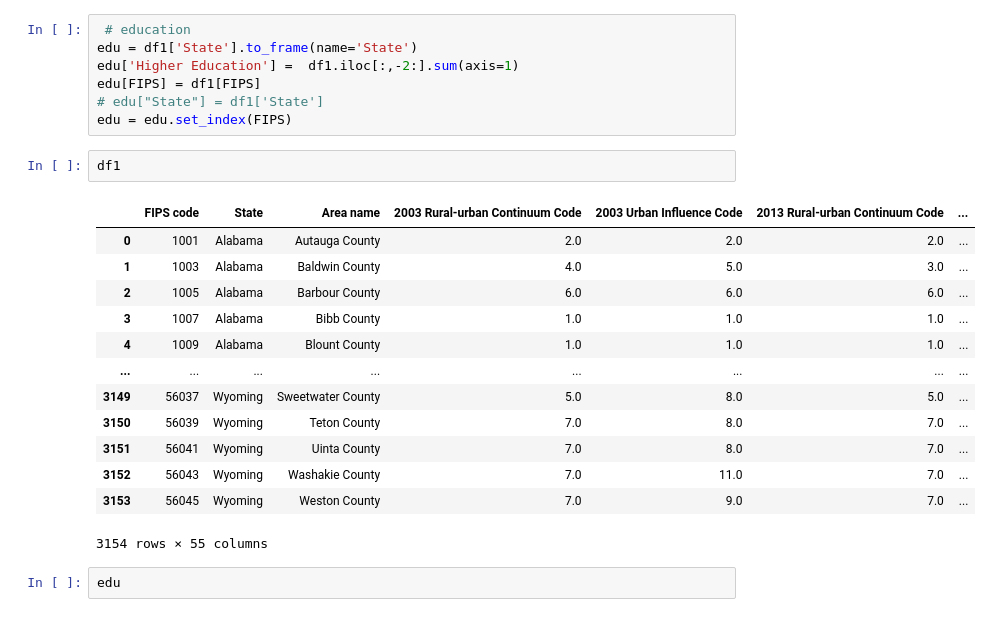
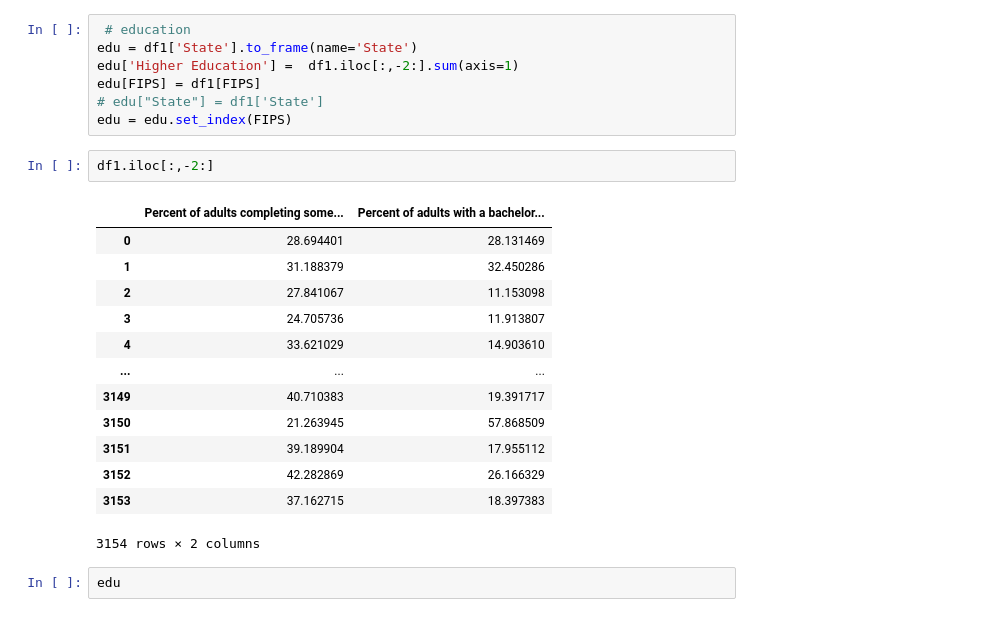
Before and after one commit to FIlipHand/USMigrations, a Jupyter notebook: research/03-valuable-features.ipynb, the cells around one changed output. Cells and saved outputs as stored; diff of their text form.

```diff
--- a/research/03-valuable-features.ipynb
+++ b/research/03-valuable-features.ipynb
@@ -18,21 +18,21 @@ edu[FIPS] = df1[FIPS]
 # edu["State"] = df1['State']
 edu = edu.set_index(FIPS)
 # %%
-df1
+df1.iloc[:,-2:]
 # %% [output]
-|  | FIPS code | State | Area name | 2003 Rural-urban Continuum Code | 2003 Urban Influence Code | 2013 Rural-urban Continuum Code | ... |
-| 0 | 1001 | Alabama | Autauga County | 2.0 | 2.0 | 2.0 | ... |
-| 1 | 1003 | Alabama | Baldwin County | 4.0 | 5.0 | 3.0 | ... |
-| 2 | 1005 | Alabama | Barbour County | 6.0 | 6.0 | 6.0 | ... |
-| 3 | 1007 | Alabama | Bibb County | 1.0 | 1.0 | 1.0 | ... |
-| 4 | 1009 | Alabama | Blount County | 1.0 | 1.0 | 1.0 | ... |
-| ... | ... | ... | ... | ... | ... | ... | ... |
-| 3149 | 56037 | Wyoming | Sweetwater County | 5.0 | 8.0 | 5.0 | ... |
-| 3150 | 56039 | Wyoming | Teton County | 7.0 | 8.0 | 7.0 | ... |
-| 3151 | 56041 | Wyoming | Uinta County | 7.0 | 8.0 | 7.0 | ... |
-| 3152 | 56043 | Wyoming | Washakie County | 7.0 | 11.0 | 7.0 | ... |
-| 3153 | 56045 | Wyoming | Weston County | 7.0 | 9.0 | 7.0 | ... |
+|  | Percent of adults completing some... | Percent of adults with a bachelor... |
+| 0 | 28.694401 | 28.131469 |
+| 1 | 31.188379 | 32.450286 |
+| 2 | 27.841067 | 11.153098 |
+| 3 | 24.705736 | 11.913807 |
+| 4 | 33.621029 | 14.903610 |
+| ... | ... | ... |
+| 3149 | 40.710383 | 19.391717 |
+| 3150 | 21.263945 | 57.868509 |
+| 3151 | 39.189904 | 17.955112 |
+| 3152 | 42.282869 | 26.166329 |
+| 3153 | 37.162715 | 18.397383 |
-3154 rows × 55 columns
+3154 rows × 2 columns
 # %%
 edu
 # %% [output]
```
Also changed, not shown: parts of 16 cells of this notebook, 2 other files.
